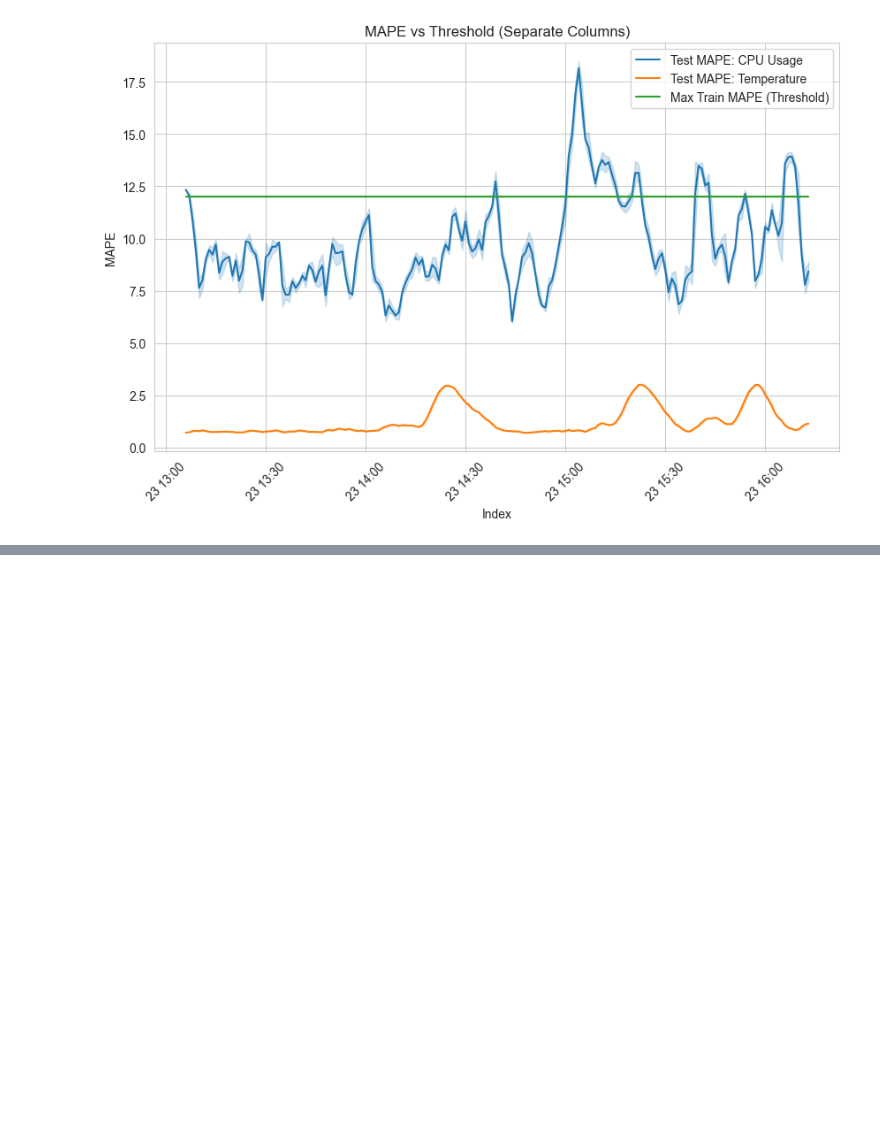
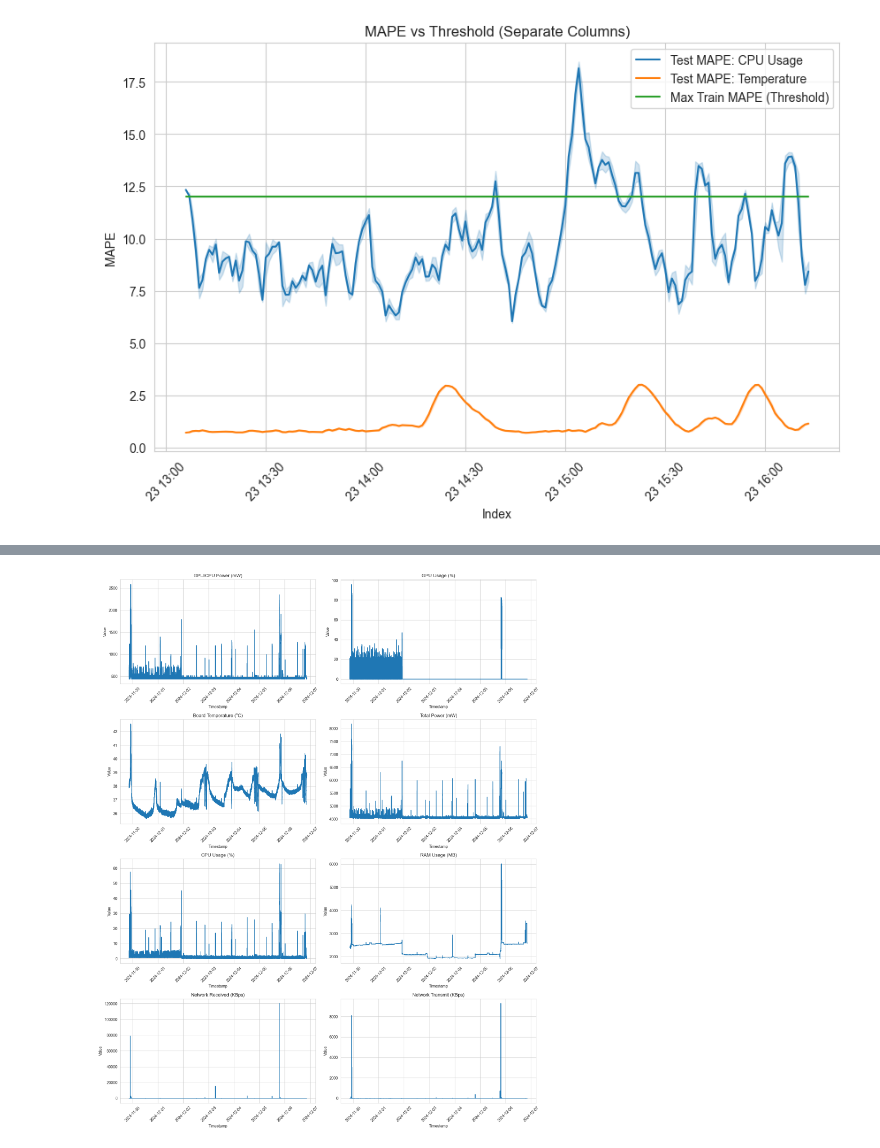
Before and after one commit to DECSResearch/Attack-Classification---Metrics-based, a Jupyter notebook: data analysis.ipynb, the cells around one changed output, grey strips where cells are left out. Cells and saved outputs as stored; diff of their text form; code cells hidden in the pictures; blank space fills up the shorter version.

```diff
--- a/data analysis.ipynb
+++ b/data analysis.ipynb
@@ -516,0 +584,37 @@ plt.show()
+# %%
+# Create subplots for each metric
+metrics = [
+    'jetson_vdd_cpu_gpu_cv_mw',
+    'jetson_gpu_usage_percent',
+    'jetson_board_temperature_celsius',
+    'jetson_vdd_in_mw',
+    'jetson_cpu_usage_percent',
+    'jetson_ram_usage_mb',
+    'node_network_receive_bytes_total_KBps',
+    'node_network_transmit_bytes_total_KBps'
+]
+
+titles = [
+    'GPU/CPU Power (mW)',
+    'GPU Usage (%)',
+    'Board Temperature (°C)',
+    'Total Power (mW)',
+    'CPU Usage (%)',
+    'RAM Usage (MB)',
+    'Network Received (KBps)',
+    'Network Transmit (KBps)'
+]
+
+plt.figure(figsize=(16, 20))
+for i, metric in enumerate(metrics):
+    plt.subplot(4, 2, i + 1)
+    sns.lineplot(x=df_5_sec.index, y=metric, data=df_5_sec)
+    plt.title(titles[i])
+    plt.ylabel('Value')
+    plt.xlabel('Timestamp')
+    plt.xticks(rotation=45)
+
+plt.tight_layout()
+plt.show()
+# %% [output]
+[figure, added]
```
Also changed, not shown: parts of 2 cells of this notebook, 2 other files.
